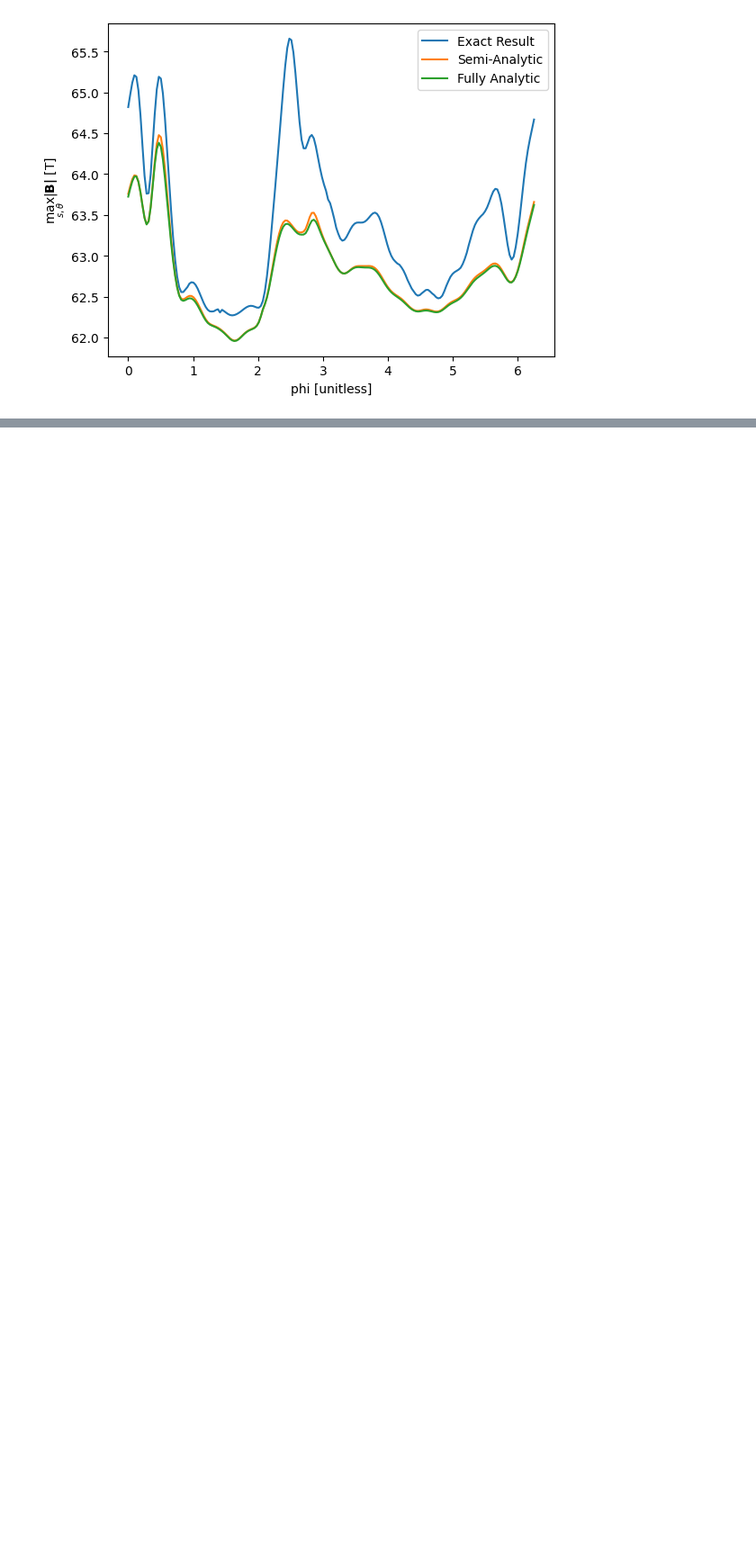
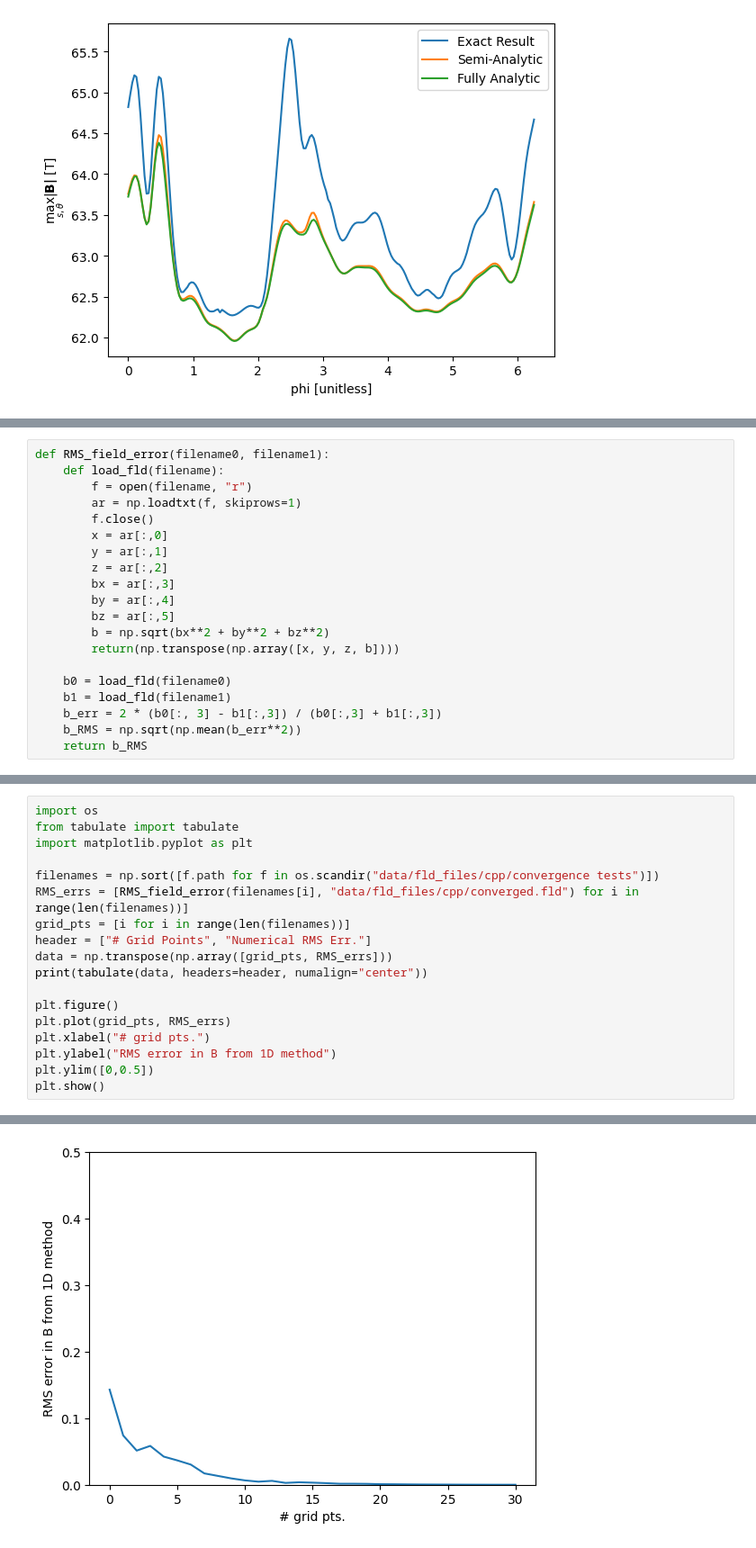
Before and after one commit to smhurwitz/Coil_Fields, a Jupyter notebook: analysis.ipynb, the cells around one changed output, grey strips where cells are left out. Shown: that part at 90% size. Drawn from its saved outputs; the diff is of its cells as text; blank space fills up the shorter version.

Commit message:
began analyzing b_rms convergence

```diff
--- a/analysis.ipynb
+++ b/analysis.ipynb
@@ -271,0 +281,20 @@ plt.show()
+# %%
+def RMS_field_error(filename0, filename1):
+    def load_fld(filename):
+        f = open(filename, "r")
+        ar = np.loadtxt(f, skiprows=1)
+        f.close()
+        x = ar[:,0]
+        y = ar[:,1]
+        z = ar[:,2]
+        bx = ar[:,3]
+        by = ar[:,4]
+        bz = ar[:,5]
+        b = np.sqrt(bx**2 + by**2 + bz**2)
+        return(np.transpose(np.array([x, y, z, b])))
+
+    b0 = load_fld(filename0)
+    b1 = load_fld(filename1)
+    b_err = 2 * (b0[:, 3] - b1[:,3]) / (b0[:,3] + b1[:,3])
+    b_RMS = np.sqrt(np.mean(b_err**2))
+    return b_RMS
@@ -271,0 +306,19 @@ plt.show()
+# %%
+import os
+from tabulate import tabulate
+import matplotlib.pyplot as plt
+
+filenames = np.sort([f.path for f in os.scandir("data/fld_files/cpp/convergence tests")])
+RMS_errs = [RMS_field_error(filenames[i], "data/fld_files/cpp/converged.fld") for i in range(len(filenames))]
+grid_pts = [i for i in range(len(filenames))]
+header = ["# Grid Points", "Numerical RMS Err."]
+data = np.transpose(np.array([grid_pts, RMS_errs]))
+print(tabulate(data, headers=header, numalign="center"))
+
+plt.figure()
+plt.plot(grid_pts, RMS_errs)
+plt.xlabel("# grid pts.")
+plt.ylabel("RMS error in B from 1D method")
+plt.ylim([0,0.5])
+plt.show()
+# %% [output]
@@ -271,0 +342 @@ plt.show()
+[figure, added]
```
Also changed, not shown: parts of 19 cells of this notebook, 48 other files.
